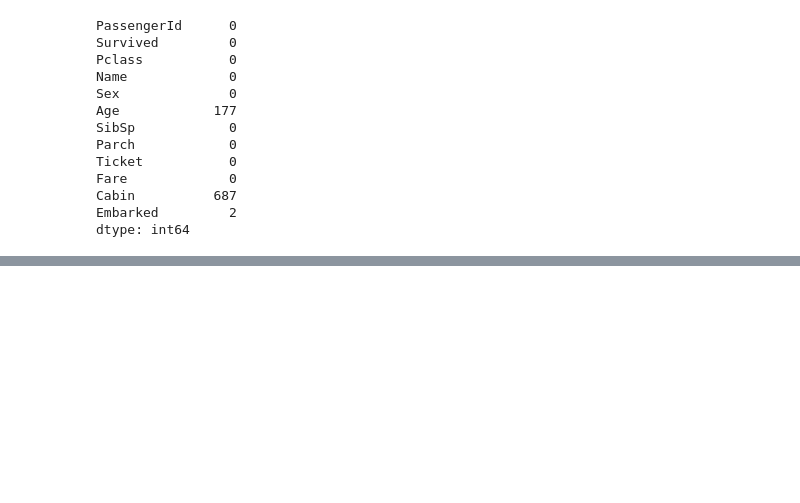
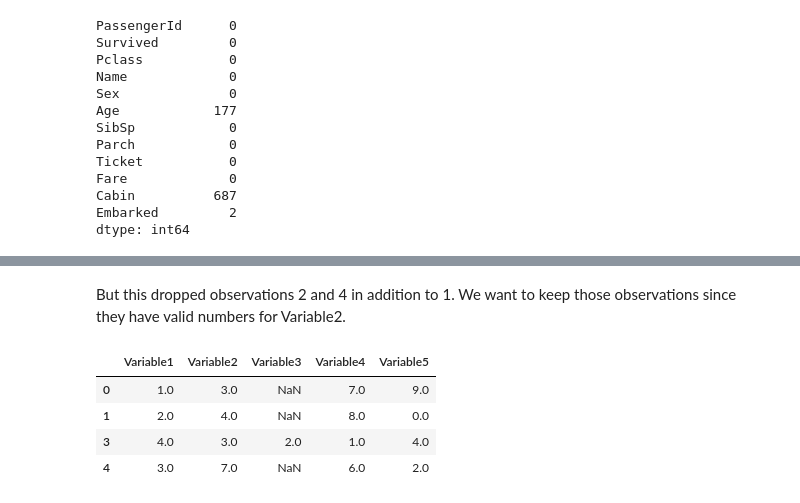
Before and after one commit to drolsonmi/math3080, a Jupyter notebook: Notes/05 Obtaining Data.ipynb, the cells around one changed output, grey strips where cells are left out. Cells and saved outputs as stored; diff of their text form; code cells hidden in the pictures; blank space fills up the shorter version.

```diff
--- a/Notes/05 Obtaining Data.ipynb
+++ b/Notes/05 Obtaining Data.ipynb
@@ -322,0 +401,10 @@ titanic.dropna(axis=1, thresh=10)
+# %% [markdown]
+But this dropped observations 2 and 4 in addition to 1. We want to keep those observations since they have valid numbers for Variable2.
+# %%
+missing.dropna(axis=0,subset='Variable2')
+# %% [output]
+|  | Variable1 | Variable2 | Variable3 | Variable4 | Variable5 |
+| 0 | 1.0 | 3.0 | NaN | 7.0 | 9.0 |
+| 1 | 2.0 | 4.0 | NaN | 8.0 | 0.0 |
+| 3 | 4.0 | 3.0 | 2.0 | 1.0 | 4.0 |
+| 4 | 3.0 | 7.0 | NaN | 6.0 | 2.0 |
```
Also changed, not shown: parts of 20 cells of this notebook.
